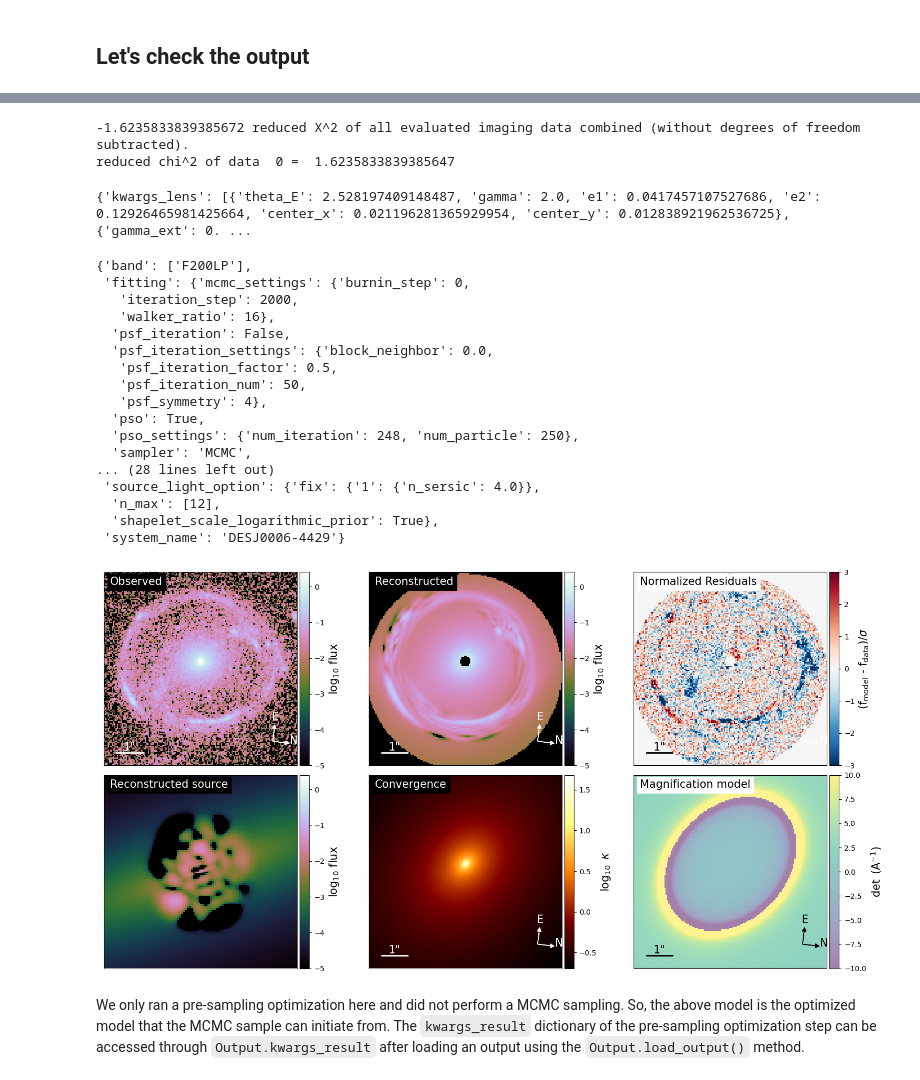
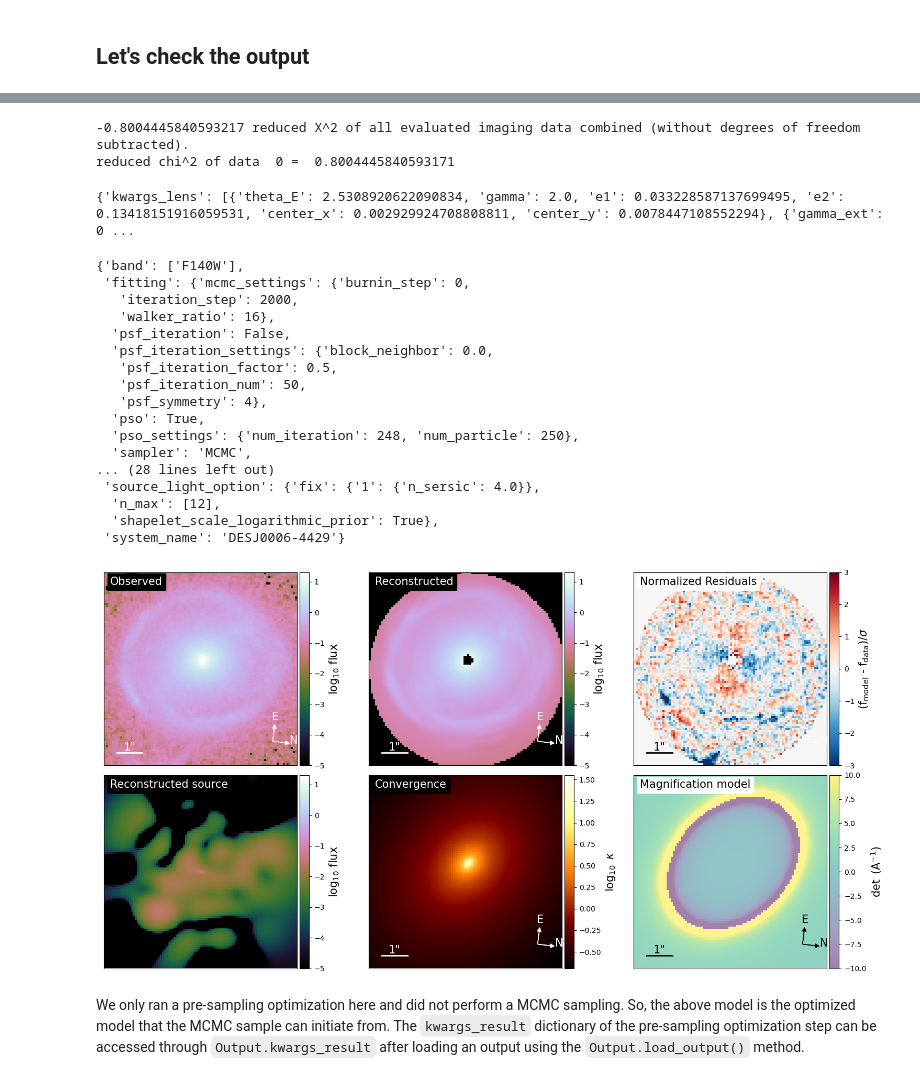
Before and after one commit to hskobe/dolphin, a Jupyter notebook: notebooks/Basic example.ipynb, the cells around one changed output, grey strips where cells are left out. Cells and saved outputs as stored; diff of their text form; code cells hidden in the pictures.

Commit message:
Viewed results

```diff
--- a/notebooks/Basic example.ipynb
+++ b/notebooks/Basic example.ipynb
@@ -224,34 +146,43 @@ R_sersic_l 2.8999 ± 24282142389164956730766976223420875965218404545780994799056
 # %%
-# DESJ0006-4429, F200LP, F200LP 0.05"
+# # DESJ0006-4429, F200LP, F200LP 0.05"
 
-output.plot_model_overview(lens_name='DESJ0006-4429', model_id='F200LP_Run01', band_index=0)
+# output.plot_model_overview(lens_name='DESJ0006-4429', model_id='F200LP_Run01', band_index=0)
 
-output.load_output(lens_name='DESJ0006-4429', model_id='F200LP_Run01')
-print(output.kwargs_result)
+# output.load_output(lens_name='DESJ0006-4429', model_id='F200LP_Run01')
+# print(output.kwargs_result)
 
-output.model_settings
+# output.model_settings
-# %% [output]
--1.6235833839385672 reduced X^2 of all evaluated imaging data combined (without degrees of freedom subtracted).
-reduced chi^2 of data  0 =  1.6235833839385647
-{'kwargs_lens': [{'theta_E': 2.528197409148487, 'gamma': 2.0, 'e1': 0.0417457107527686, 'e2': 0.12926465981425664, 'center_x': 0.021196281365929954, 'center_y': 0.012838921962536725}, {'gamma_ext': 0. ...
-{'band': ['F200LP'],
- 'fitting': {'mcmc_settings': {'burnin_step': 0,
-   'iteration_step': 2000,
-   'walker_ratio': 16},
-  'psf_iteration': False,
-  'psf_iteration_settings': {'block_neighbor': 0.0,
-   'psf_iteration_factor': 0.5,
-   'psf_iteration_num': 50,
-   'psf_symmetry': 4},
-  'pso': True,
-  'pso_settings': {'num_iteration': 248, 'num_particle': 250},
-  'sampler': 'MCMC',
-... (28 lines left out)
- 'source_light_option': {'fix': {'1': {'n_sersic': 4.0}},
-  'n_max': [12],
-  'shapelet_scale_logarithmic_prior': True},
- 'system_name': 'DESJ0006-4429'}
-[figure, removed]
+# %%
+# DESJ0006-4429, F140W, F200LP 0.05"
+
+output.plot_model_overview(lens_name='DESJ0006-4429', model_id='F140W_Run01', band_index=0)
+
+output.load_output(lens_name='DESJ0006-4429', model_id='F140W_Run01')
+print(output.kwargs_result)
+
+output.model_settings
+# %% [output]
+-0.8004445840593217 reduced X^2 of all evaluated imaging data combined (without degrees of freedom subtracted).
+reduced chi^2 of data  0 =  0.8004445840593171
+{'kwargs_lens': [{'theta_E': 2.5308920622090834, 'gamma': 2.0, 'e1': 0.033228587137699495, 'e2': 0.13418151916059531, 'center_x': 0.002929924708808811, 'center_y': 0.0078447108552294}, {'gamma_ext': 0 ...
+{'band': ['F140W'],
+ 'fitting': {'mcmc_settings': {'burnin_step': 0,
+   'iteration_step': 2000,
+   'walker_ratio': 16},
+  'psf_iteration': False,
+  'psf_iteration_settings': {'block_neighbor': 0.0,
+   'psf_iteration_factor': 0.5,
+   'psf_iteration_num': 50,
+   'psf_symmetry': 4},
+  'pso': True,
+  'pso_settings': {'num_iteration': 248, 'num_particle': 250},
+  'sampler': 'MCMC',
+... (28 lines left out)
+ 'source_light_option': {'fix': {'1': {'n_sersic': 4.0}},
+  'n_max': [12],
+  'shapelet_scale_logarithmic_prior': True},
+ 'system_name': 'DESJ0006-4429'}
+[figure, added]
 # %% [markdown]
 We only ran a pre-sampling optimization here and did not perform a MCMC sampling. So, the above model is the optimized model that the MCMC sample can initiate from. The `kwargs_result` dictionary of the pre-sampling optimization step can be accessed through `Output.kwargs_result` after loading an output using the `Output.load_output()` method.
 # %%
```
Also changed, not shown: parts of 2 cells of this notebook, 3 other files.
